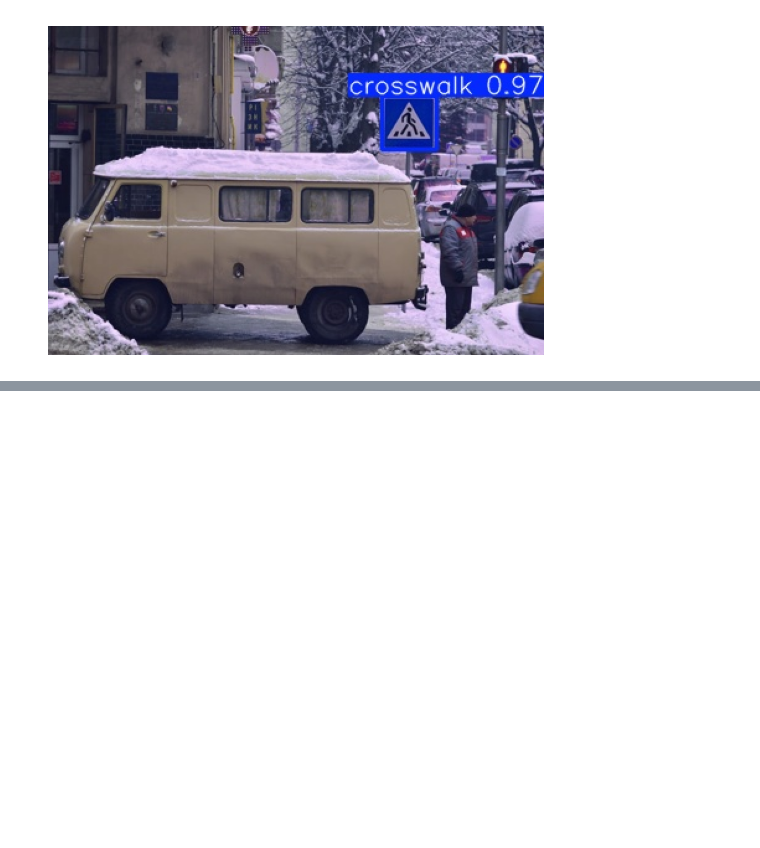
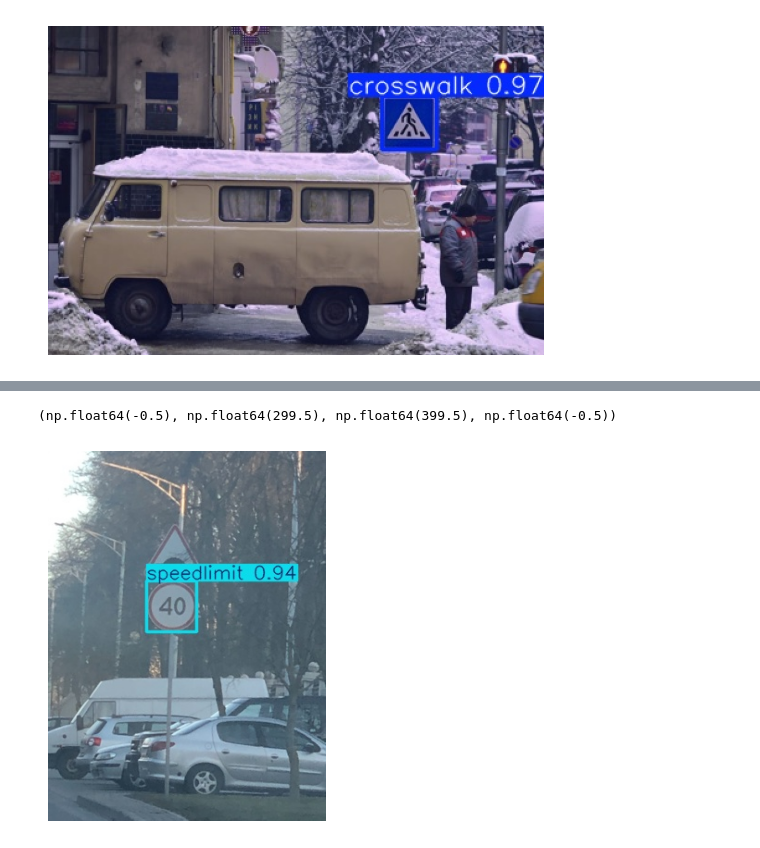
Before and after one commit to yerin010110/01_07_assignment, a Jupyter notebook: 01_07_assignment.ipynb, the cells around one changed output, grey strips where cells are left out. Saved outputs shown, nothing was run; the diff lists cells and outputs as text; code cells hidden in the pictures; blank space fills up the shorter version.

```diff
--- a/01_07_assignment.ipynb
+++ b/01_07_assignment.ipynb
@@ -363,0 +379,7 @@ drwx------ 5 root root     4096 Jan  7 07:58 runs
+# %%
+img = Image.open("/content/runs/road_sign_predict/road369.jpg")
+plt.imshow(img)
+plt.axis("off")
+# %% [output]
+(np.float64(-0.5), np.float64(299.5), np.float64(399.5), np.float64(-0.5))
+[figure, added]
```
Also changed, not shown: parts of 3 cells of this notebook.
